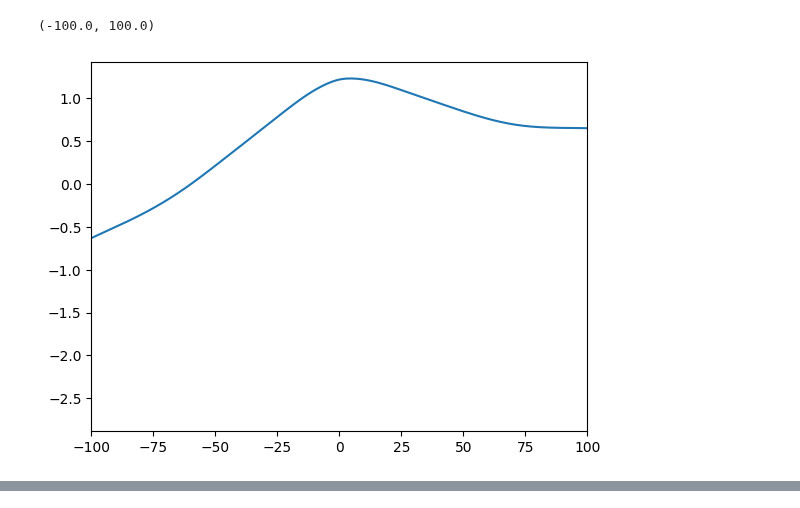
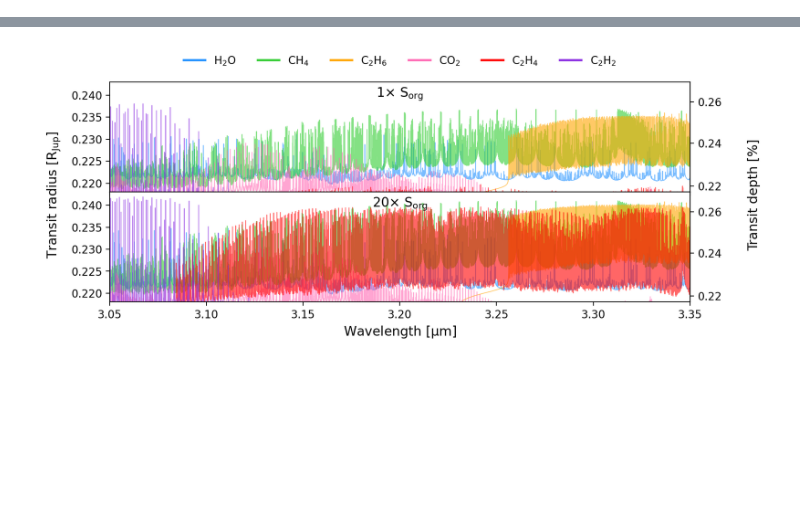
Before and after one commit to NatalieGrasser/METIS_transmission, a Jupyter notebook: METIS_transmission/debugging.ipynb, the cells around one changed output, grey strips where cells are left out. Saved outputs shown, nothing was run; the diff lists cells and outputs as text; code cells hidden in the pictures; blank space fills up the shorter version.

Commit message:
fixed cross-corr, many new plots

```diff
--- a/METIS_transmission/debugging.ipynb
+++ b/METIS_transmission/debugging.ipynb
@@ -89,7 +1,71 @@ plt.plot(RVs,CCF)
-# %%
-noise=np.std(CCF[np.abs(RVs)>30])
-plt.plot(RVs,CCF/noise)
-plt.xlim(-100,100)
-# %% [output]
-(-100.0, 100.0)
-[figure, removed]
+# %%
+from config_run import *
+import matplotlib.pyplot as plt
+from petitRADTRANS import physical_constants as cst
+
+
+species=['H2O','CH4','C2H2','C2H4','C2H6','CO2']
+fig, (ax1,ax2) = plt.subplots(2, 1, figsize=(9,4), dpi=200,sharex=True,sharey=True)
+system_obj = init_simulation('Sorg1X',plot_spectrum=True,ax=ax1)
+system_obj = init_simulation('Sorg20X',plot_spectrum=True,ax=ax2)
+
+wlmin = system_obj.parameters['METIS_wave_range_um'][0]
+wlmax = system_obj.parameters['METIS_wave_range_um'][1]
+
+ax2.set_xlabel(r'Wavelength [$\mathrm{\mu}$m]',fontsize=12)
+fig.supylabel(r'Transit radius [$\rm R_{Jup}$]',fontsize=12)
+
+handles, labels = ax1.get_legend_handles_labels()
+#if len(species)<7:
+    #ncol = (len(species)+1)//2
+#else:
+    #ncol = (len(species)+1)//3
+ncol=6
+leg = ax1.legend(handles, labels, ncol=ncol, loc='lower center',
+                    bbox_to_anchor=(0.5, 1.05))
+for legline in leg.get_lines():
+    legline.set_linewidth(2)
+    legline.set_alpha(1.0)
+leg.get_frame().set_linewidth(0.0)
+
+for ax,l in zip([ax1,ax2],[r'1$\times\,\,$S$_\mathrm{org}$',r'20$\times\,\,$S$_\mathrm{org}$']):
+    ax.text(0.5, 0.82, l,transform=ax.transAxes, ha='center',
+            va='bottom', fontsize=12)
+    ax.set_ylabel('')
+
+# --- Convert all plotted x-data from meters to micrometers ---
+for line in ax1.get_lines():
+    x = line.get_xdata()
+    line.set_xdata(x * 1e6)
+    y = line.get_ydata()
+    line.set_ydata(y/cst.r_jup_mean*1e2)
+
+#ax1.set_ylim(0.22886241077941955, 0.2518427794378063)
+ymin, ymax = 0.218, 0.243
+ax1.set_ylim(ymin, ymax)
+ax1.set_ylim(ymin, ymax)
+ax1.set_xlim(wlmin, wlmax)
+#ax1.set_xticklabels([])   # removes all tick labels
+ax1.tick_params(labelbottom=False)  # hides bottom labels on top subplot
+
+# ---- Secondary axis: Transit depth [%] ----
+Rstar_m = system_obj.parameters['R_star'].to(u.m).value
+RJup_m  = cst.r_jup_mean * 1e-2  # cm -> m
+
+def Rp_to_depth(Rp_Rjup):
+    Rp_m = Rp_Rjup * RJup_m
+    return 100.0 * (Rp_m / Rstar_m)**2
+
+def depth_to_Rp(depth_percent):
+    Rp_m = np.sqrt(depth_percent / 100.0) * Rstar_m
+    return Rp_m / RJup_m
+
+secax1 = ax1.secondary_yaxis('right', functions=(Rp_to_depth, depth_to_Rp))
+secax2 = ax2.secondary_yaxis('right', functions=(Rp_to_depth, depth_to_Rp))
+fig.text(1.02, 0.5, "Transit depth [%]", va='center', rotation=90, fontsize=12)
+
+fig.tight_layout()
+plt.subplots_adjust(wspace=0,hspace=0)
+plt.savefig('figures/contributions.pdf', dpi=200, bbox_inches='tight')
+plt.show()
+# %% [output]
@@ -95,0 +89 @@ plt.xlim(-100,100)
+[figure, added]
```
Also changed, not shown: parts of 23 cells of this notebook, 10 other files.
